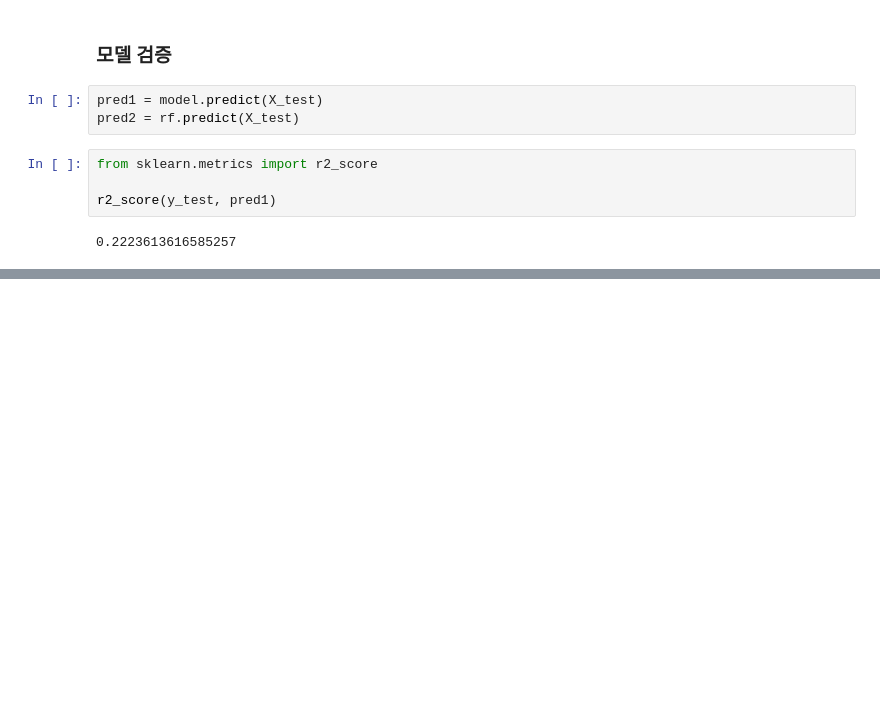
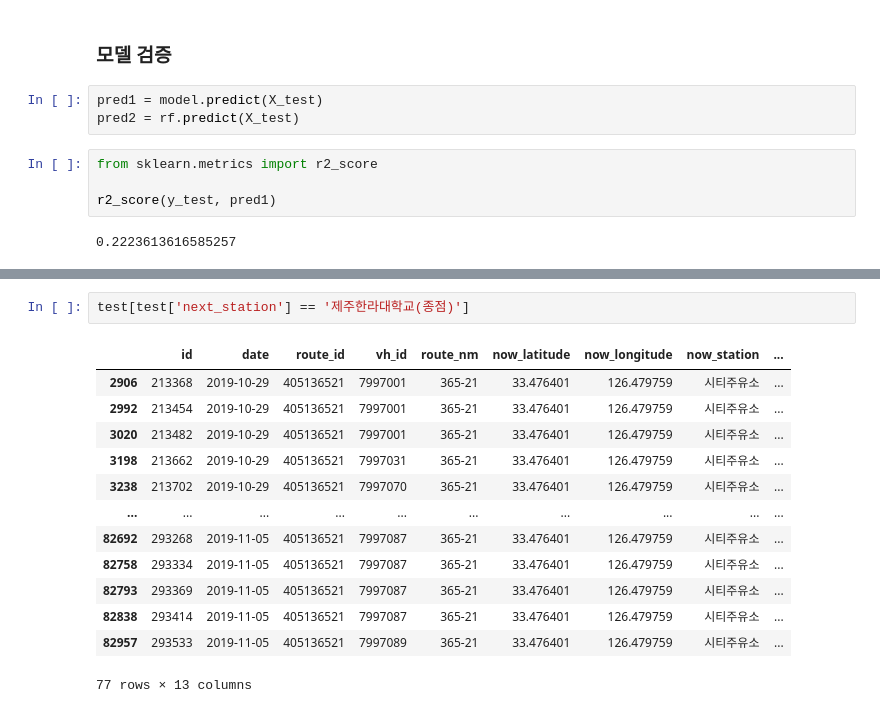
Before and after one commit to endnef2/past_learning, a Jupyter notebook: 데이터분석/bus.ipynb, the cells around one changed output, grey strips where cells are left out. Drawn from its saved outputs; the diff is of its cells as text; blank space fills up the shorter version.

```diff
--- a/데이터분석/bus.ipynb
+++ b/데이터분석/bus.ipynb
@@ -243,0 +409,16 @@ r2_score(y_test, pred2)
+# %%
+test[test['next_station'] == '제주한라대학교(종점)']
+# %% [output]
+|  | id | date | route_id | vh_id | route_nm | now_latitude | now_longitude | now_station | ... |
+| 2906 | 213368 | 2019-10-29 | 405136521 | 7997001 | 365-21 | 33.476401 | 126.479759 | 시티주유소 | ... |
+| 2992 | 213454 | 2019-10-29 | 405136521 | 7997001 | 365-21 | 33.476401 | 126.479759 | 시티주유소 | ... |
+| 3020 | 213482 | 2019-10-29 | 405136521 | 7997001 | 365-21 | 33.476401 | 126.479759 | 시티주유소 | ... |
+| 3198 | 213662 | 2019-10-29 | 405136521 | 7997031 | 365-21 | 33.476401 | 126.479759 | 시티주유소 | ... |
+| 3238 | 213702 | 2019-10-29 | 405136521 | 7997070 | 365-21 | 33.476401 | 126.479759 | 시티주유소 | ... |
+| ... | ... | ... | ... | ... | ... | ... | ... | ... | ... |
+| 82692 | 293268 | 2019-11-05 | 405136521 | 7997087 | 365-21 | 33.476401 | 126.479759 | 시티주유소 | ... |
+| 82758 | 293334 | 2019-11-05 | 405136521 | 7997087 | 365-21 | 33.476401 | 126.479759 | 시티주유소 | ... |
+| 82793 | 293369 | 2019-11-05 | 405136521 | 7997087 | 365-21 | 33.476401 | 126.479759 | 시티주유소 | ... |
+| 82838 | 293414 | 2019-11-05 | 405136521 | 7997087 | 365-21 | 33.476401 | 126.479759 | 시티주유소 | ... |
+| 82957 | 293533 | 2019-11-05 | 405136521 | 7997089 | 365-21 | 33.476401 | 126.479759 | 시티주유소 | ... |
+77 rows × 13 columns
```
Also changed, not shown: parts of 30 cells of this notebook.
